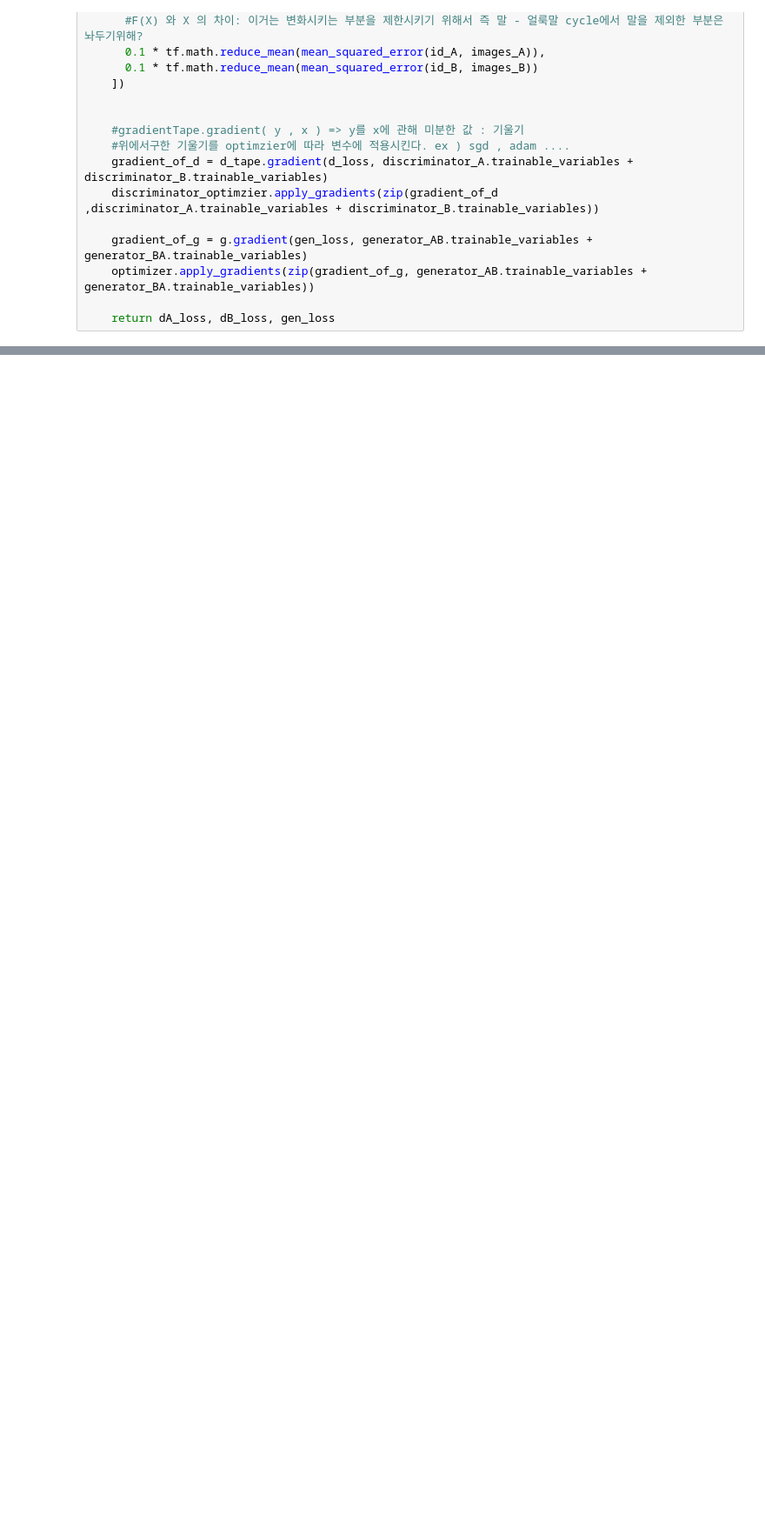
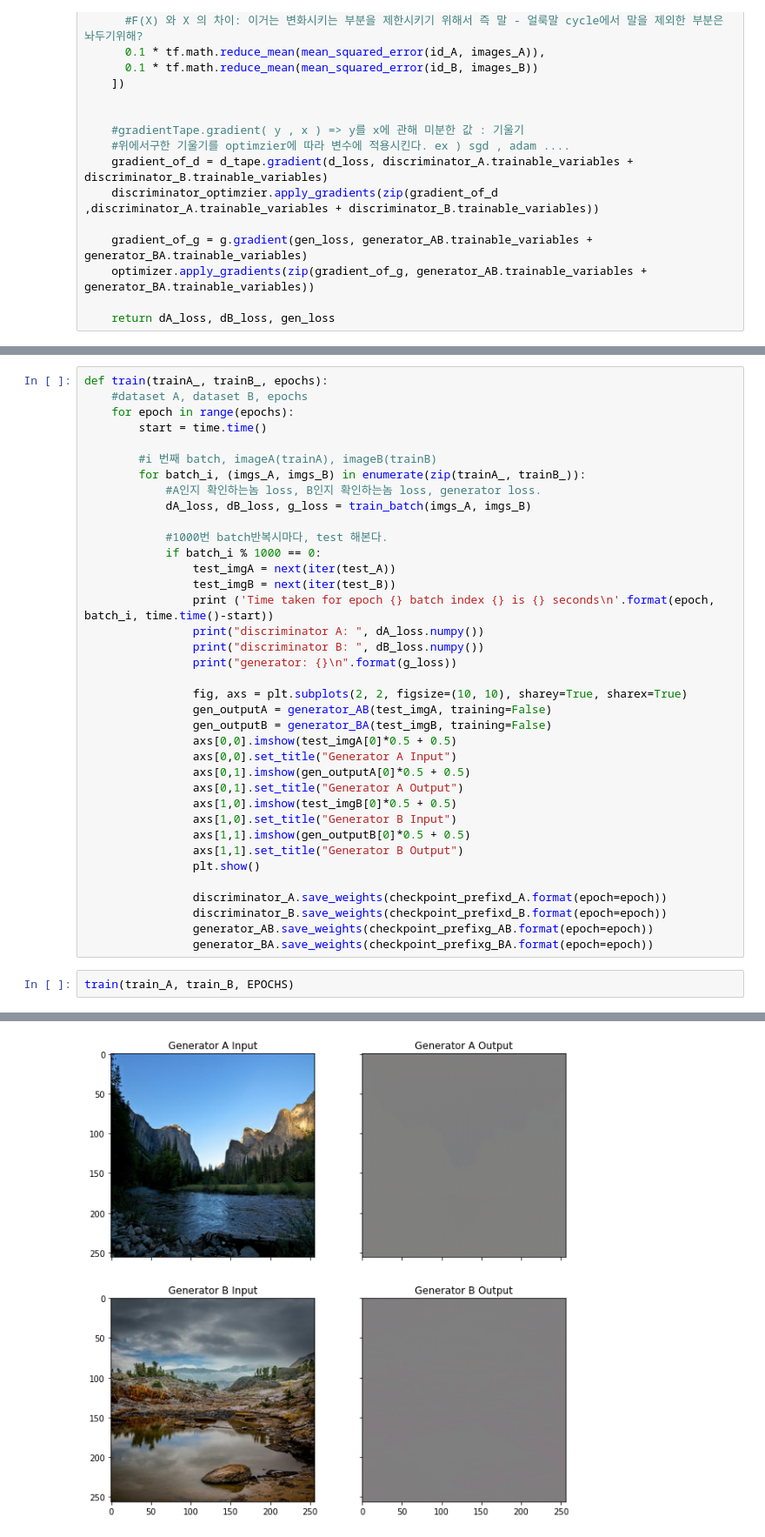
Before and after one commit to kimhwijin/GAN_tutorial, a Jupyter notebook: GAN/CycleGAN.ipynb, the cells around one changed output, grey strips where cells are left out. Shown at 87% size. Saved outputs shown, nothing was run; the diff lists cells and outputs as text; blank space fills up the shorter version.

```diff
--- a/GAN/CycleGAN.ipynb
+++ b/GAN/CycleGAN.ipynb
@@ -337,0 +353,40 @@ def train_batch(images_A, images_B):
+# %%
+def train(trainA_, trainB_, epochs):
+    #dataset A, dataset B, epochs
+    for epoch in range(epochs):
+        start = time.time()
+
+        #i 번째 batch, imageA(trainA), imageB(trainB)
+        for batch_i, (imgs_A, imgs_B) in enumerate(zip(trainA_, trainB_)):
+            #A인지 확인하는놈 loss, B인지 확인하는놈 loss, generator loss.
+            dA_loss, dB_loss, g_loss = train_batch(imgs_A, imgs_B)
+
+            #1000번 batch반복시마다, test 해본다.
+            if batch_i % 1000 == 0:
+                test_imgA = next(iter(test_A))
+                test_imgB = next(iter(test_B))
+                print ('Time taken for epoch {} batch index {} is {} seconds\n'.format(epoch, batch_i, time.time()-start))
+                print("discriminator A: ", dA_loss.numpy())
+                print("discriminator B: ", dB_loss.numpy())
+                print("generator: {}\n".format(g_loss))
+
+                fig, axs = plt.subplots(2, 2, figsize=(10, 10), sharey=True, sharex=True)
+                gen_outputA = generator_AB(test_imgA, training=False)
+                gen_outputB = generator_BA(test_imgB, training=False)
+                axs[0,0].imshow(test_imgA[0]*0.5 + 0.5)
+                axs[0,0].set_title("Generator A Input")
+                axs[0,1].imshow(gen_outputA[0]*0.5 + 0.5)
+                axs[0,1].set_title("Generator A Output")
+                axs[1,0].imshow(test_imgB[0]*0.5 + 0.5)
+                axs[1,0].set_title("Generator B Input")
+                axs[1,1].imshow(gen_outputB[0]*0.5 + 0.5)
+                axs[1,1].set_title("Generator B Output")
+                plt.show()
+
+                discriminator_A.save_weights(checkpoint_prefixd_A.format(epoch=epoch))
+                discriminator_B.save_weights(checkpoint_prefixd_B.format(epoch=epoch))
+                generator_AB.save_weights(checkpoint_prefixg_AB.format(epoch=epoch))
+                generator_BA.save_weights(checkpoint_prefixg_BA.format(epoch=epoch))
+# %%
+train(train_A, train_B, EPOCHS)
+# %% [output]
@@ -337,0 +398 @@ def train_batch(images_A, images_B):
+[figure, added]
```
Also changed, not shown: parts of 12 cells of this notebook.
